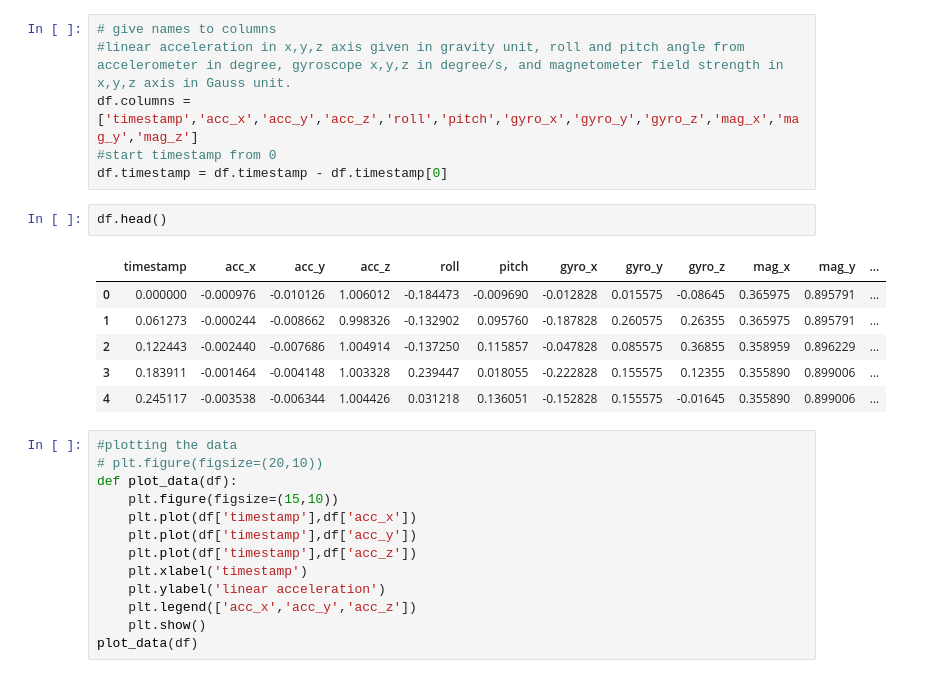
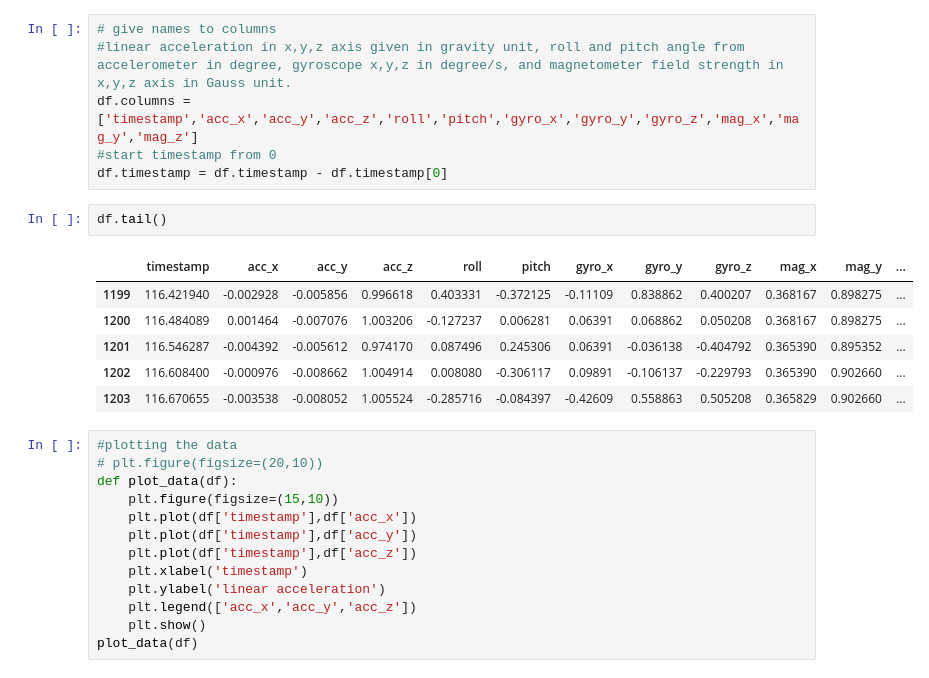
Before and after one commit to Nandu-Jagdish/BasicsOfSensorFusion23_Aalto, a Jupyter notebook: Project/part1.ipynb, the cells around one changed output. Saved outputs shown, nothing was run; the diff lists cells and outputs as text.

```diff
--- a/Project/part1.ipynb
+++ b/Project/part1.ipynb
@@ -32,14 +32,14 @@ df.columns = ['timestamp','acc_x','acc_y','acc_z','roll','pitch','gyro_x','gyro_
 #start timestamp from 0
 df.timestamp = df.timestamp - df.timestamp[0]
 # %%
-df.head()
+df.tail()
 # %% [output]
 |  | timestamp | acc_x | acc_y | acc_z | roll | pitch | gyro_x | gyro_y | gyro_z | mag_x | mag_y | ... |
-| 0 | 0.000000 | -0.000976 | -0.010126 | 1.006012 | -0.184473 | -0.009690 | -0.012828 | 0.015575 | -0.08645 | 0.365975 | 0.895791 | ... |
-| 1 | 0.061273 | -0.000244 | -0.008662 | 0.998326 | -0.132902 | 0.095760 | -0.187828 | 0.260575 | 0.26355 | 0.365975 | 0.895791 | ... |
-| 2 | 0.122443 | -0.002440 | -0.007686 | 1.004914 | -0.137250 | 0.115857 | -0.047828 | 0.085575 | 0.36855 | 0.358959 | 0.896229 | ... |
-| 3 | 0.183911 | -0.001464 | -0.004148 | 1.003328 | 0.239447 | 0.018055 | -0.222828 | 0.155575 | 0.12355 | 0.355890 | 0.899006 | ... |
-| 4 | 0.245117 | -0.003538 | -0.006344 | 1.004426 | 0.031218 | 0.136051 | -0.152828 | 0.155575 | -0.01645 | 0.355890 | 0.899006 | ... |
+| 1199 | 116.421940 | -0.002928 | -0.005856 | 0.996618 | 0.403331 | -0.372125 | -0.11109 | 0.838862 | 0.400207 | 0.368167 | 0.898275 | ... |
+| 1200 | 116.484089 | 0.001464 | -0.007076 | 1.003206 | -0.127237 | 0.006281 | 0.06391 | 0.068862 | 0.050208 | 0.368167 | 0.898275 | ... |
+| 1201 | 116.546287 | -0.004392 | -0.005612 | 0.974170 | 0.087496 | 0.245306 | 0.06391 | -0.036138 | -0.404792 | 0.365390 | 0.895352 | ... |
+| 1202 | 116.608400 | -0.000976 | -0.008662 | 1.004914 | 0.008080 | -0.306117 | 0.09891 | -0.106137 | -0.229793 | 0.365390 | 0.902660 | ... |
+| 1203 | 116.670655 | -0.003538 | -0.008052 | 1.005524 | -0.285716 | -0.084397 | -0.42609 | 0.558863 | 0.505208 | 0.365829 | 0.902660 | ... |
 # %%
 #plotting the data
 # plt.figure(figsize=(20,10))
```
Also changed, not shown: parts of 5 cells of this notebook, 1 other file.
